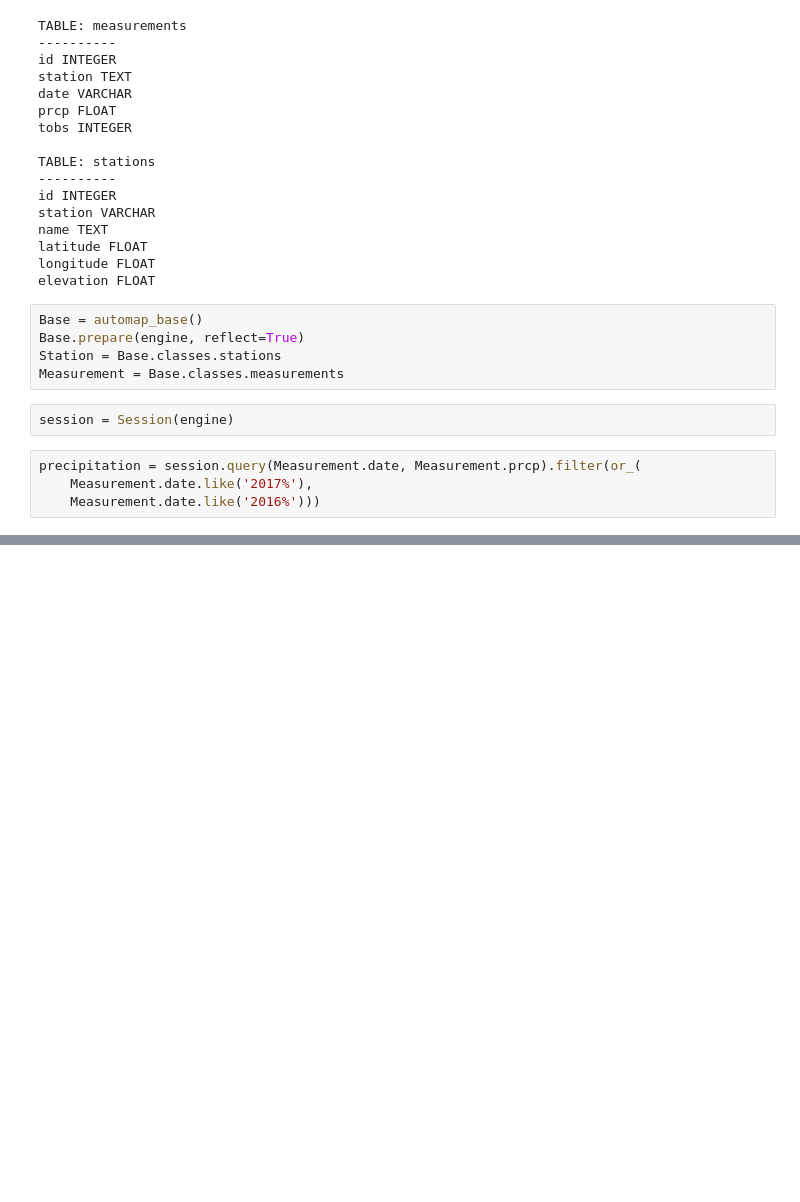
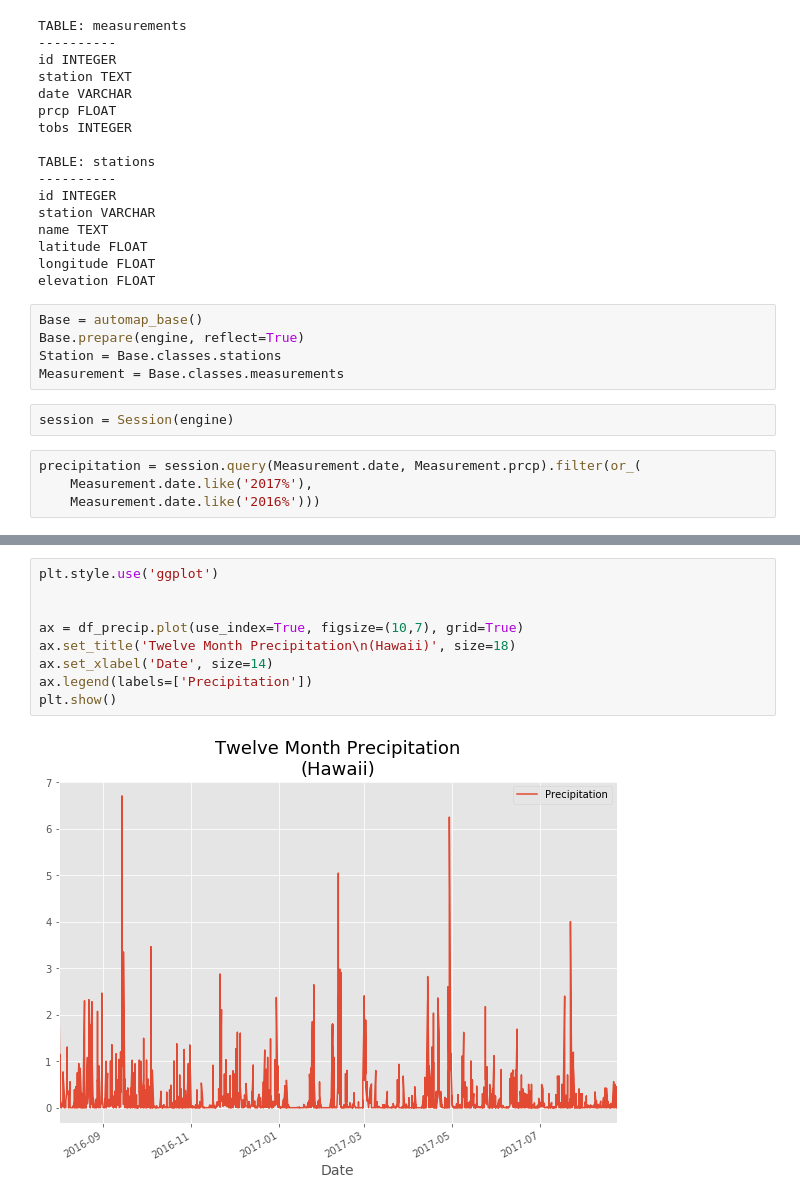
Before and after one commit to txstu09/surfs-up, a Jupyter notebook: climate_analysis.ipynb, the cells around one changed output, grey strips where cells are left out. Drawn from its saved outputs; the diff is of its cells as text; blank space fills up the shorter version.

```diff
--- a/climate_analysis.ipynb
+++ b/climate_analysis.ipynb
@@ -68,0 +70,11 @@ df.head()
+# %%
+plt.style.use('ggplot')
+
+
+ax = df_precip.plot(use_index=True, figsize=(10,7), grid=True)
+ax.set_title('Twelve Month Precipitation\n(Hawaii)', size=18)
+ax.set_xlabel('Date', size=14)
+ax.legend(labels=['Precipitation'])
+plt.show()
+# %% [output]
+[figure, added]
```
Also changed, not shown: parts of 3 cells of this notebook.
